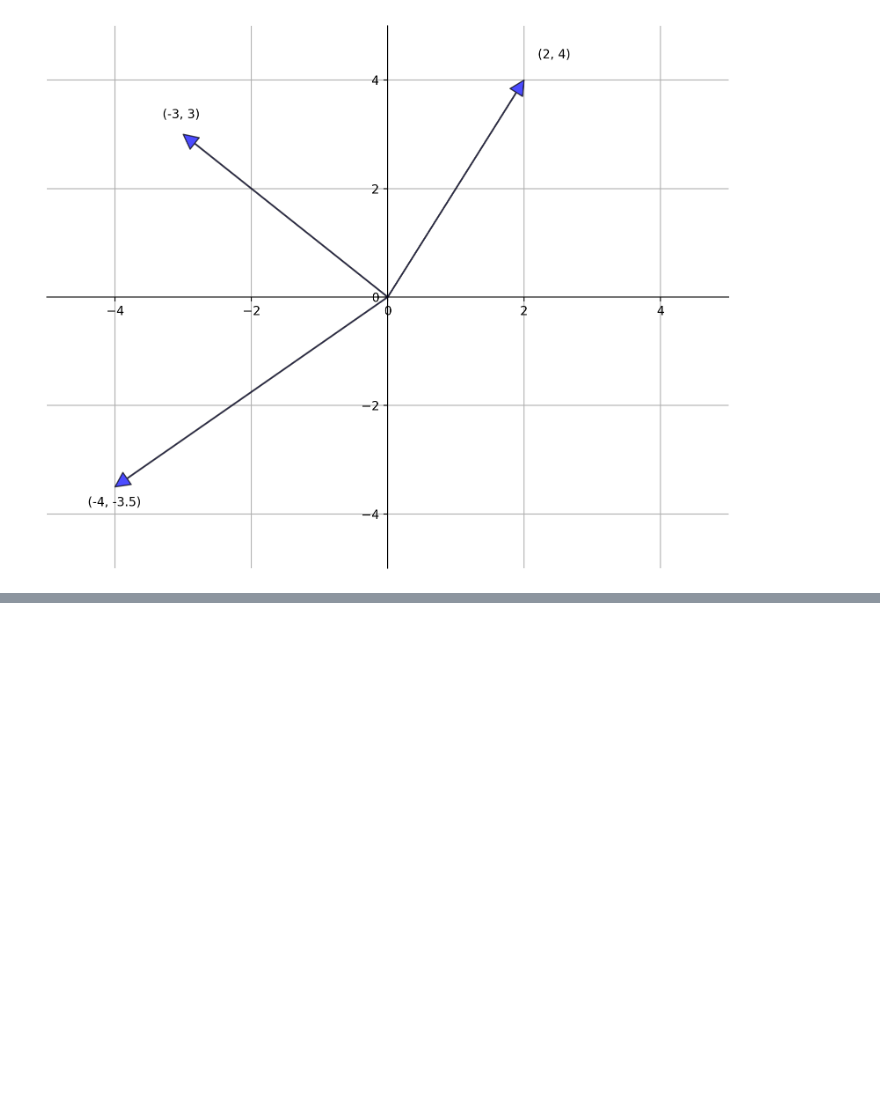
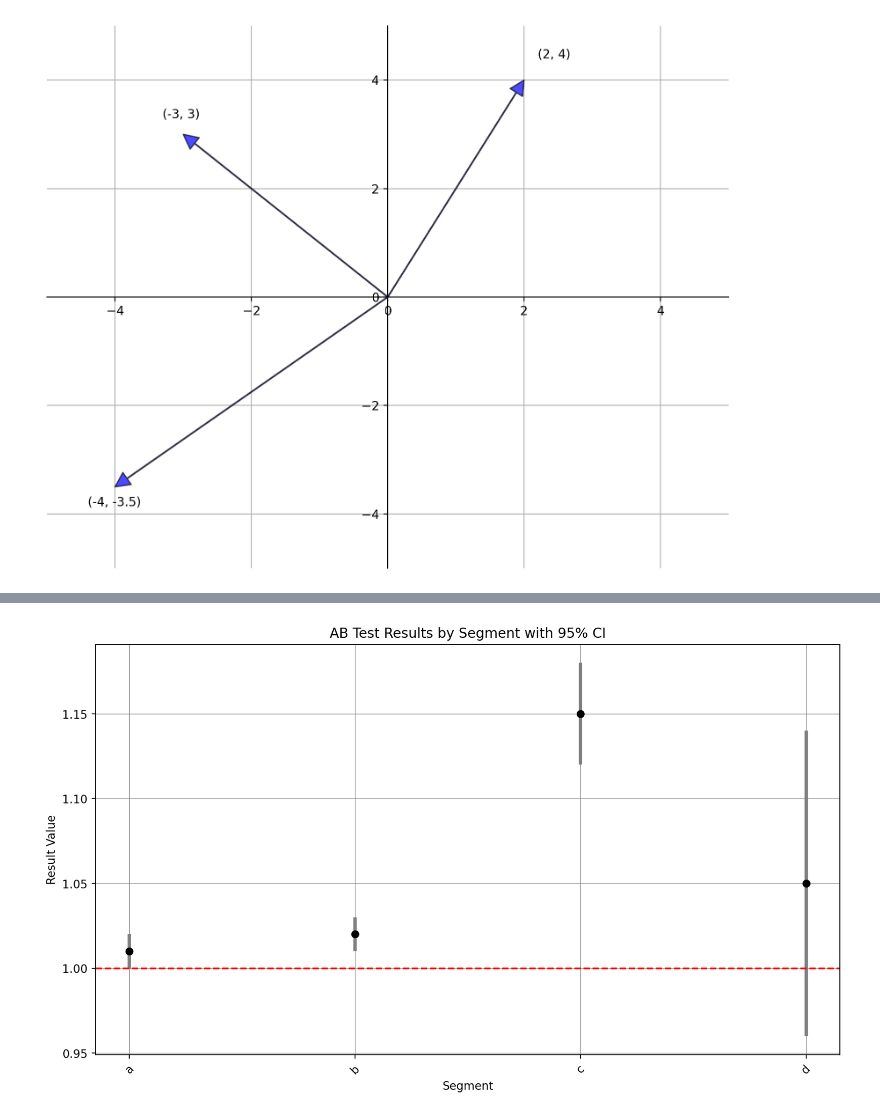
Before and after one commit to kazutax/draw-chart-py, a Jupyter notebook: notebook/01.basic-graph.ipynb, the cells around one changed output, grey strips where cells are left out. Cells and saved outputs as stored; diff of their text form; code cells hidden in the pictures; blank space fills up the shorter version.

```diff
--- a/notebook/01.basic-graph.ipynb
+++ b/notebook/01.basic-graph.ipynb
@@ -34,0 +37,7 @@ plt.show()
+# %%
+df = pd.DataFrame(
+    data = {'segment': ['a', 'b', 'c', 'd'],
+            'result-value': [1.01, 1.02, 1.15, 1.05],
+            'upper_95%_CI': [1.02, 1.03, 1.18, 1.14],
+            'lower_95%_CI': [1.00, 1.01, 1.12, 0.96]})
+df
@@ -34,0 +50,21 @@ plt.show()
+# %%
+# 結果値と信頼区間の差を計算
+df['ci_upper_diff'] = df['upper_95%_CI'] - df['result-value']
+df['ci_lower_diff'] = df['result-value'] - df['lower_95%_CI']
+
+# エラーバー（信頼区間）の長さを設定
+errors = df[['ci_lower_diff', 'ci_upper_diff']].T.values
+
+# グラフの描画
+plt.figure(figsize=(10, 6))
+plt.errorbar(df['segment'], df['result-value'], yerr=errors, fmt='o', color='black', ecolor='gray', elinewidth=3, capsize=0)
+plt.ylabel('Result Value')
+plt.xlabel('Segment')
+plt.title('AB Test Results by Segment with 95% CI')
+plt.axhline(y=1.0, color='r', linestyle='--')  # 100%の位置に水平破線を追加
+plt.xticks(rotation=45)  # x軸ラベルを45度回転
+plt.grid(color='gray', linestyle='-', linewidth=0.5)  # グリッド線を追加
+plt.tight_layout()
+plt.show()
+# %% [output]
+[figure, added]
```
Also changed, not shown: parts of 9 cells of this notebook.
